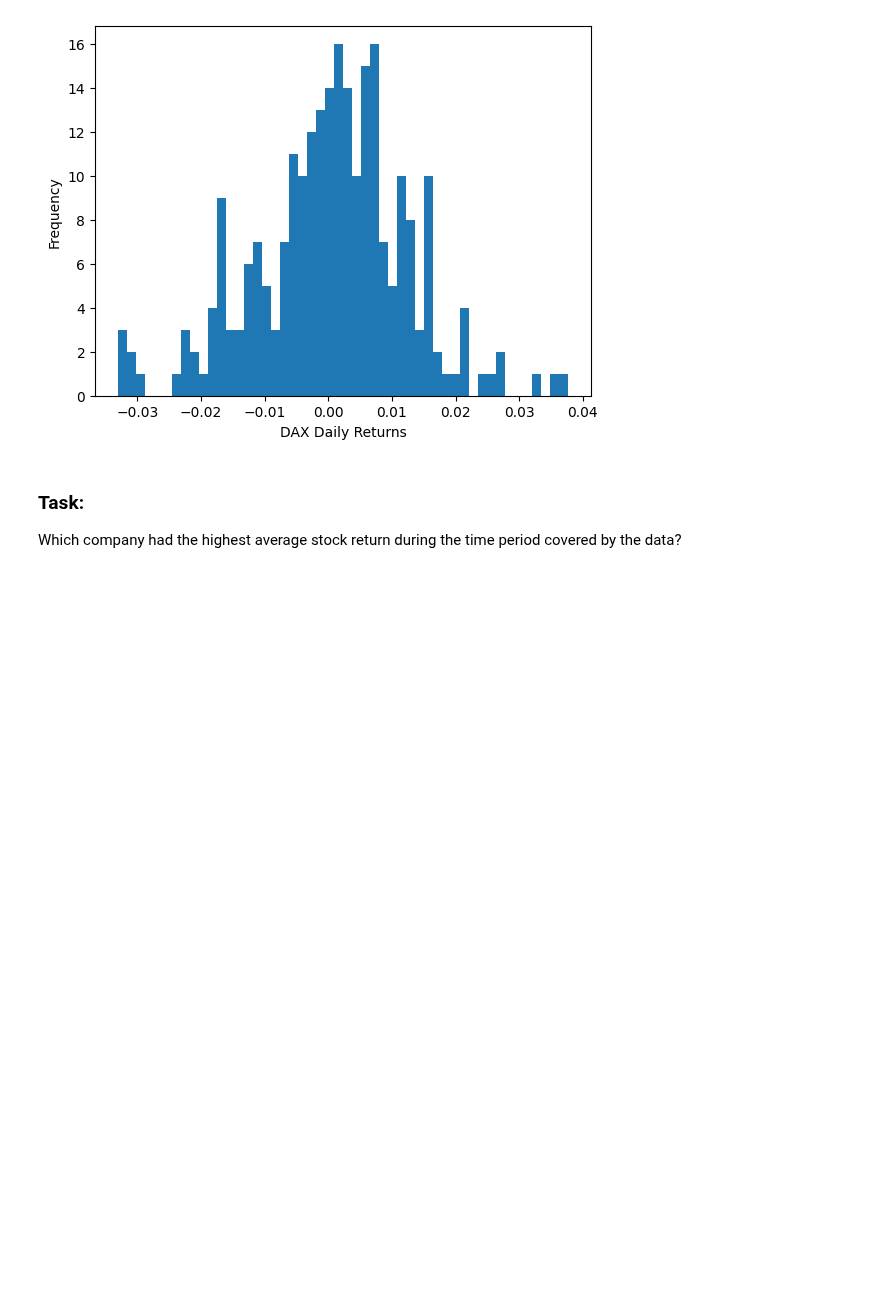
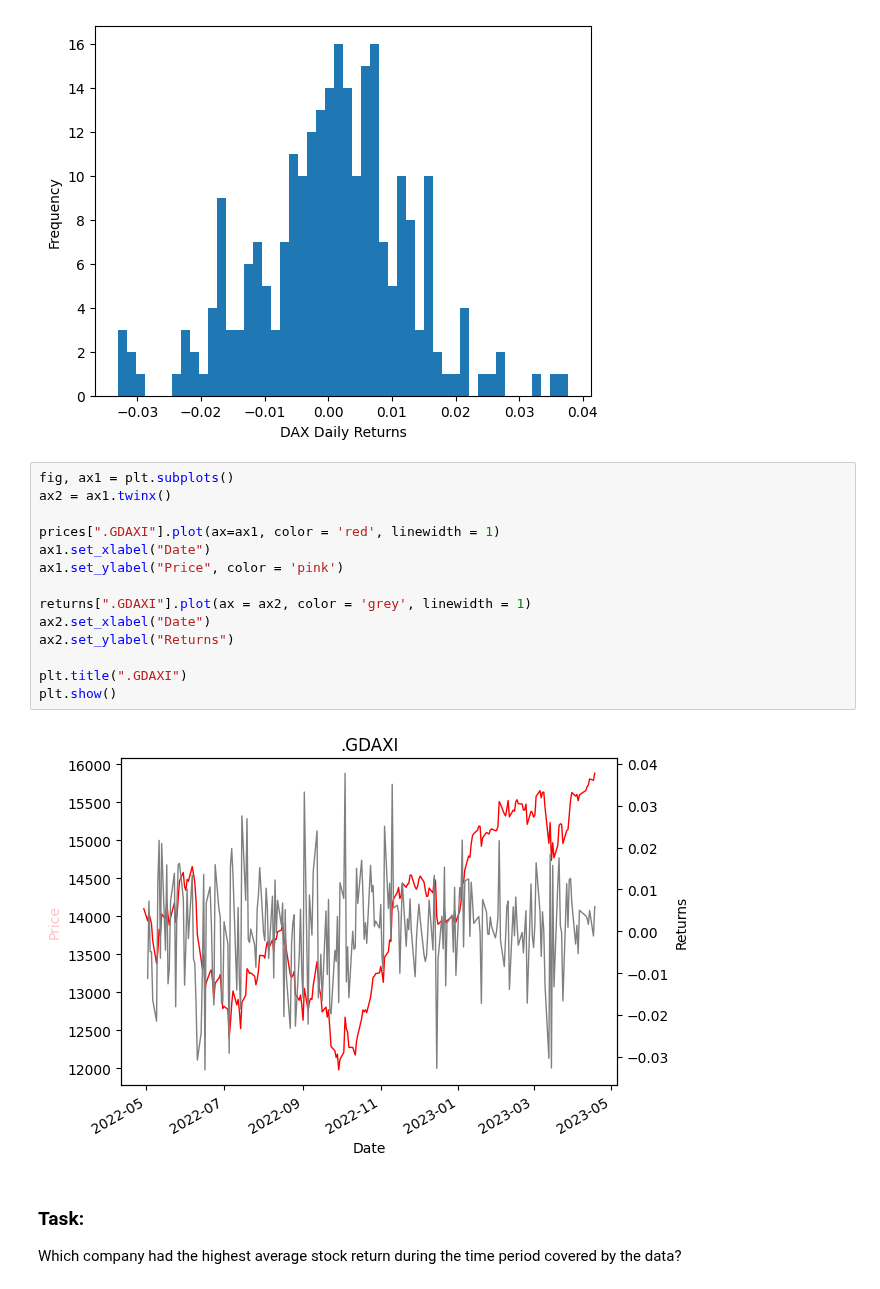
Before and after one commit to iwh-halle/FinancialDataAnalytics, a Jupyter notebook: homework/02_python.ipynb, the cells around one changed output. Drawn from its saved outputs; the diff is of its cells as text; blank space fills up the shorter version.

Commit message:
graph

```diff
--- a/homework/02_python.ipynb
+++ b/homework/02_python.ipynb
@@ -141,6 +141,22 @@ plt.ylabel("Frequency")
 plt.show()
 # %% [output]
 [figure]
+# %%
+fig, ax1 = plt.subplots()
+ax2 = ax1.twinx()
+
+prices[".GDAXI"].plot(ax=ax1, color = 'red', linewidth = 1)
+ax1.set_xlabel("Date")
+ax1.set_ylabel("Price", color = 'pink')
+
+returns[".GDAXI"].plot(ax = ax2, color = 'grey', linewidth = 1)
+ax2.set_xlabel("Date")
+ax2.set_ylabel("Returns")
+
+plt.title(".GDAXI")
+plt.show()
+# %% [output]
+[figure, added]
 # %% [markdown]
 ### Task:
 
```
